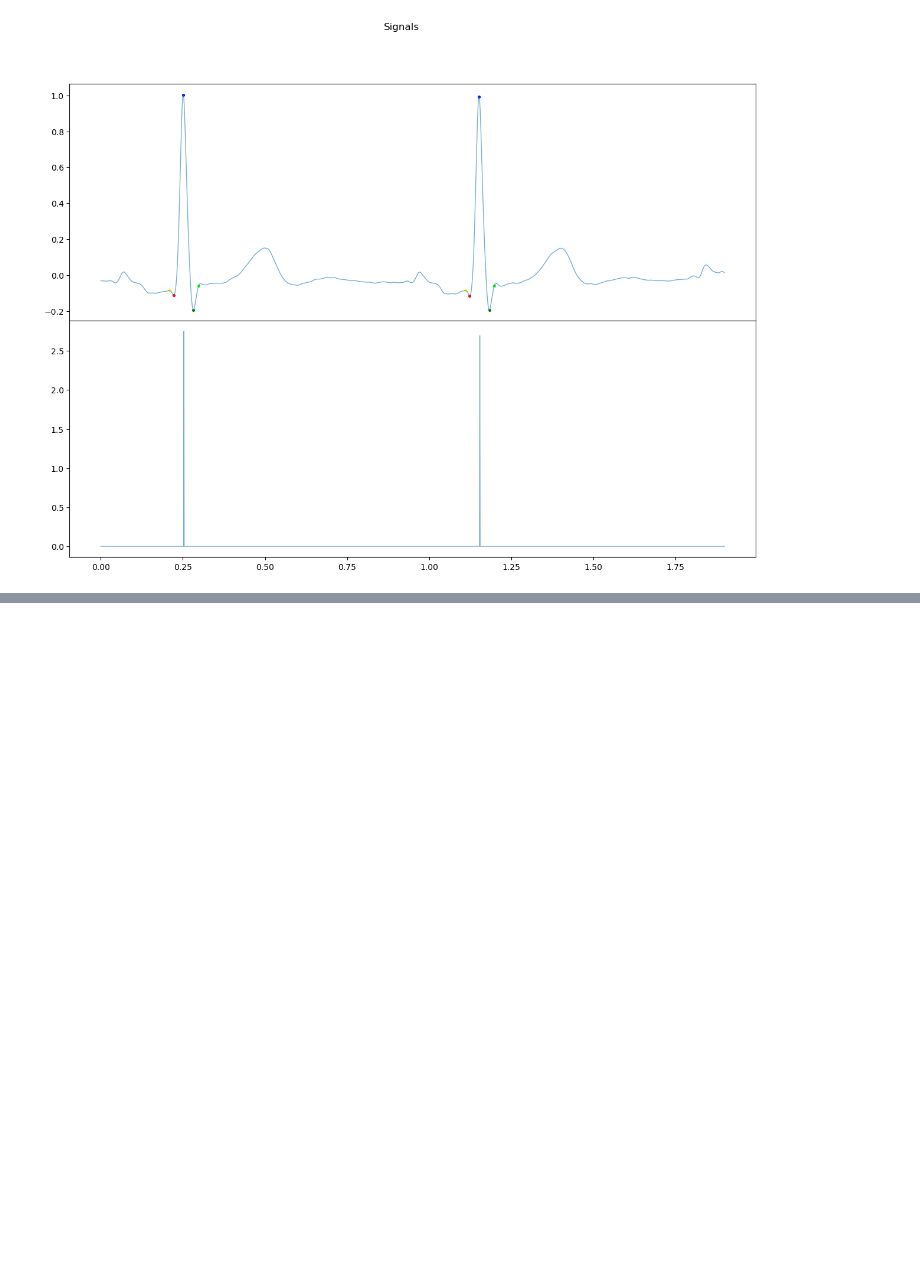
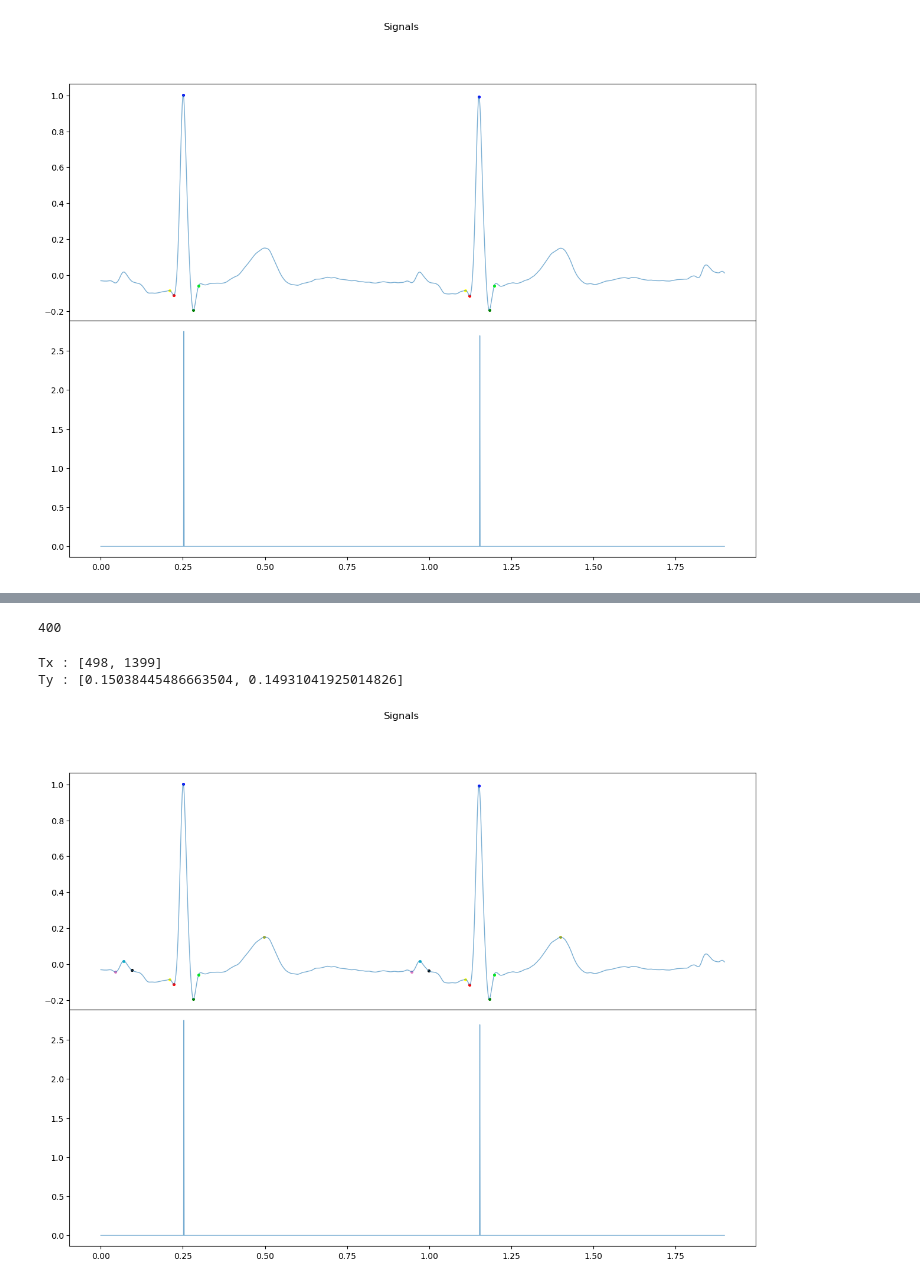
Before and after one commit to Nourhan-Mahmoud/ECG-Based-Authentication-Interface, a Jupyter notebook: 02.Preprocessing_and_FeaturesExtraction/FeatureExtraction_NB.ipynb, the cells around one changed output, grey strips where cells are left out. Saved outputs shown, nothing was run; the diff lists cells and outputs as text; code cells hidden in the pictures; blank space fills up the shorter version.

```diff
--- a/02.Preprocessing_and_FeaturesExtraction/FeatureExtraction_NB.ipynb
+++ b/02.Preprocessing_and_FeaturesExtraction/FeatureExtraction_NB.ipynb
@@ -285,0 +409,5 @@ wfdb.plot_wfdb(record, title='record')
+# %%
+window_size = int(fs * 0.4)  # 400 ms window
+print(window_size)
+# %% [output]
+400
@@ -285,0 +448,33 @@ wfdb.plot_wfdb(record, title='record')
+# %%
+print("Tx : " + str(Tx))
+print("Ty : " + str(Ty))
+# %% [output]
+Tx : [498, 1399]
+Ty : [0.15038445486663504, 0.14931041925014826]
+# %%
+Tx = np.array(Tx)
+Ty = np.array(Ty)
+# %%
+# Plot
+ts = np.arange(0, time, 1.0 / fs)  # time vector
+
+fig = plt.figure(figsize=[15, 10.4])
+gs = fig.add_gridspec(2, hspace=0)
+axs = gs.subplots(sharex=True, sharey=False)
+fig.suptitle("Signals")
+axs[0].plot(ts, denoised_signal, alpha=0.6, lw=1, label="Raw signal")
+axs[1].plot(ts, y_lfiltered, alpha=0.6, lw=1, label="SciPy lfilter")
+
+axs[0].scatter(qrs_on_x/fs, qrs_on_y, color="yellow", s=7)
+axs[0].scatter(qrs_off_x/fs, qrs_off_y, color="lime", s=7)
+axs[0].scatter(qx/fs, qy, color="red", s=7)
+axs[0].scatter(sx/fs, sy, color="green", s=7)
+axs[0].scatter(Rx/fs, Ry, color="blue", s=7)
+axs[0].scatter(Px/fs, Py, color="#17becf", s=7)
+axs[0].scatter(p_on_x/fs, p_on_y, color="#e377c2", s=7)
+axs[0].scatter(p_off_x/fs, p_off_y, color="black", s=7)
+axs[0].scatter(Tx/fs, Ty, color="#bcbd22", s=7)
+
+plt.show()
+# %% [output]
+[figure, added]
```
Also changed, not shown: parts of 17 cells of this notebook.
